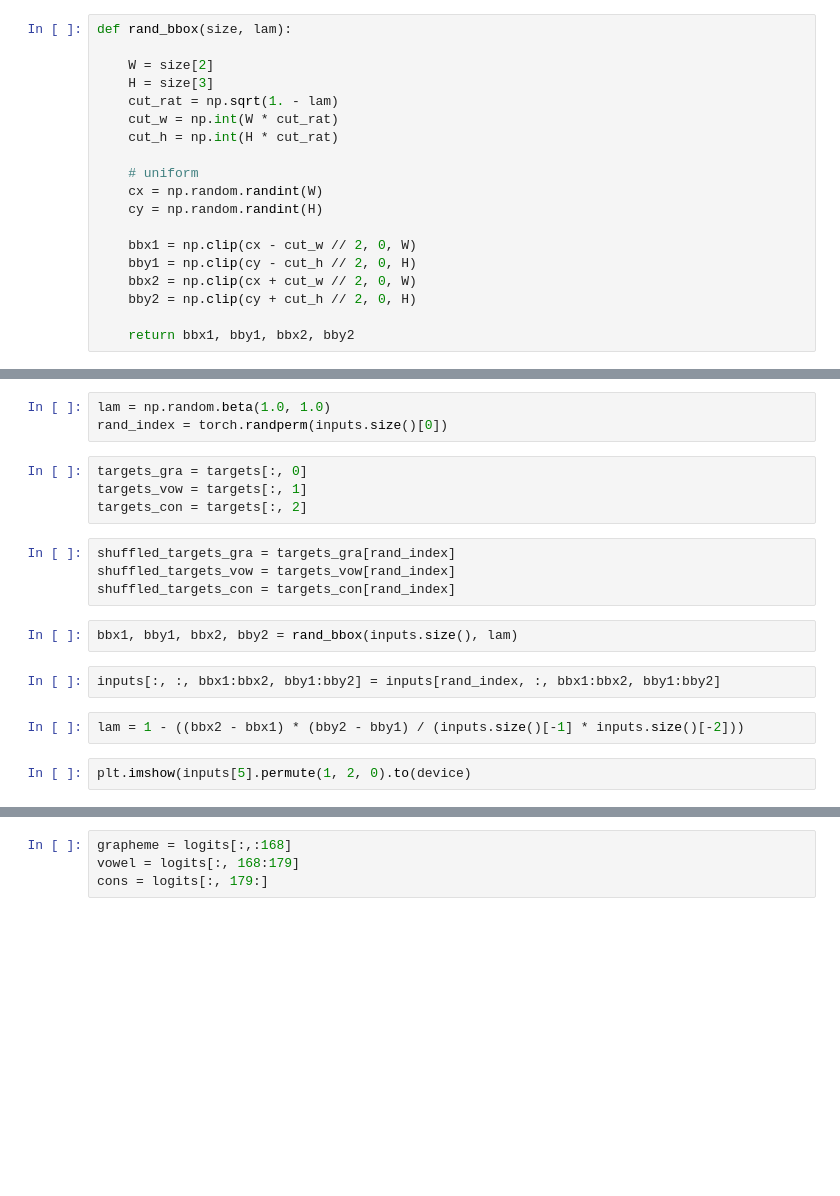
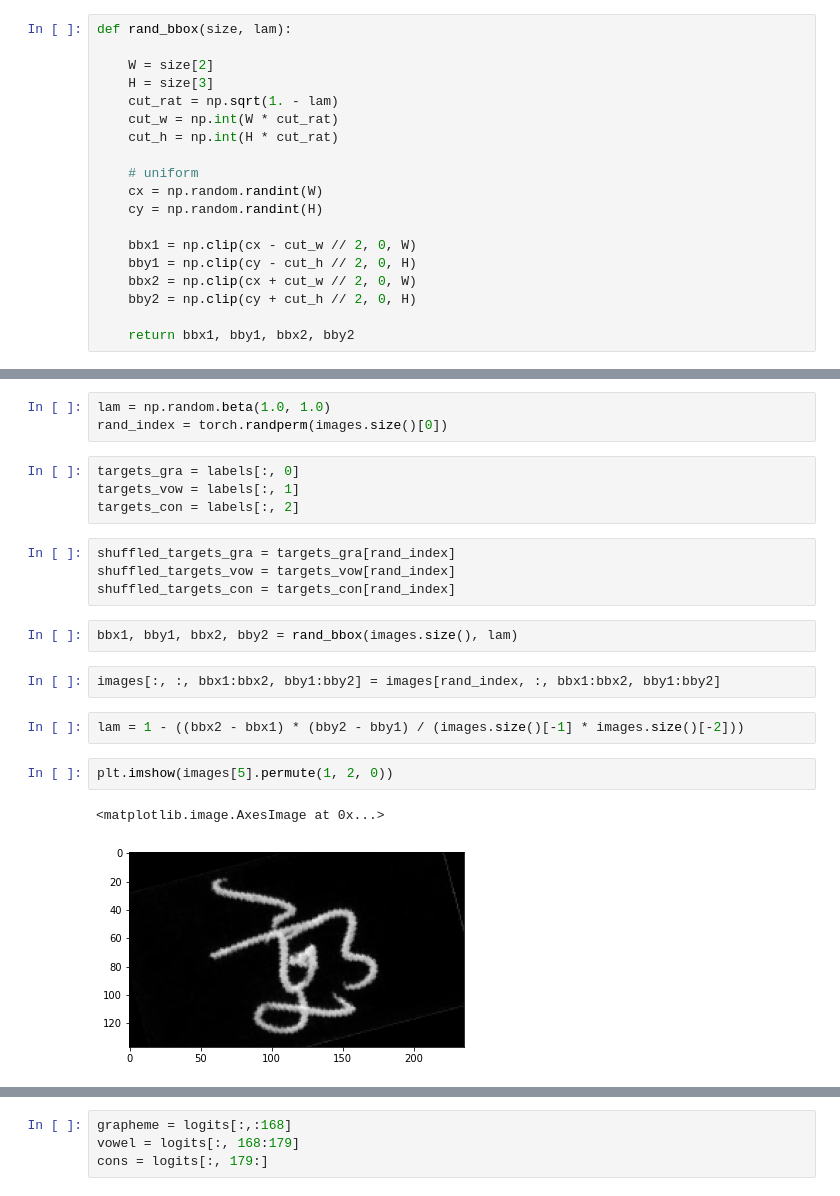
Before and after one commit to GwiHwan-Go/Reproduce_CutMix, a Jupyter notebook: Training/CutMix.ipynb, the cells around one changed output, grey strips where cells are left out. Saved outputs shown, nothing was run; the diff lists cells and outputs as text; blank space fills up the shorter version.

```diff
--- a/Training/CutMix.ipynb
+++ b/Training/CutMix.ipynb
@@ -213,19 +258,22 @@ for inputs, targets in tqdm(train_loader):
 # %%
 lam = np.random.beta(1.0, 1.0)
-rand_index = torch.randperm(inputs.size()[0])
+rand_index = torch.randperm(images.size()[0])
 # %%
-targets_gra = targets[:, 0]
-targets_vow = targets[:, 1]
-targets_con = targets[:, 2]
+targets_gra = labels[:, 0]
+targets_vow = labels[:, 1]
+targets_con = labels[:, 2]
 # %%
 shuffled_targets_gra = targets_gra[rand_index]
 shuffled_targets_vow = targets_vow[rand_index]
 shuffled_targets_con = targets_con[rand_index]
 # %%
-bbx1, bby1, bbx2, bby2 = rand_bbox(inputs.size(), lam)
+bbx1, bby1, bbx2, bby2 = rand_bbox(images.size(), lam)
 # %%
-inputs[:, :, bbx1:bbx2, bby1:bby2] = inputs[rand_index, :, bbx1:bbx2, bby1:bby2]
+images[:, :, bbx1:bbx2, bby1:bby2] = images[rand_index, :, bbx1:bbx2, bby1:bby2]
 # %%
-lam = 1 - ((bbx2 - bbx1) * (bby2 - bby1) / (inputs.size()[-1] * inputs.size()[-2]))
+lam = 1 - ((bbx2 - bbx1) * (bby2 - bby1) / (images.size()[-1] * images.size()[-2]))
 # %%
-plt.imshow(inputs[5].permute(1, 2, 0).to(device)
+plt.imshow(images[5].permute(1, 2, 0))
+# %% [output]
+<matplotlib.image.AxesImage at 0x...>
+[figure, added]
```
Also changed, not shown: parts of 12 cells of this notebook, 3 other files.
